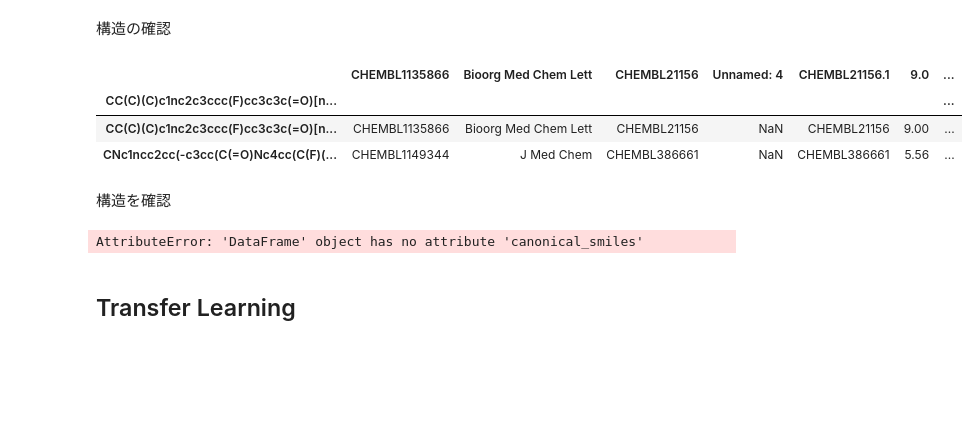
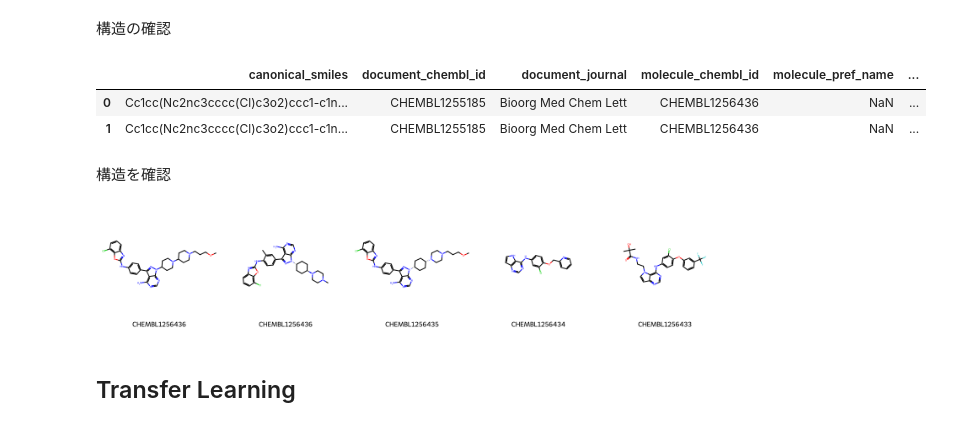
Before and after one commit to keetane/infomatics, a Jupyter notebook: reinvent4.ipynb, the cells around one changed output. Cells and saved outputs as stored; diff of their text form; code cells hidden in the pictures; blank space fills up the shorter version.

```diff
--- a/reinvent4.ipynb
+++ b/reinvent4.ipynb
@@ -349,18 +362,17 @@ df.to_csv('input/tyk2.csv', sep='\t', index=False)               # ヘッダー
 # %% [markdown]
 構造の確認
 # %%
-df = pd.read_csv('input/tyk2.csv',
+df = pd.read_csv('input/EGFR.csv',
             sep='\t',
             header=0,
-            index_col=0,
+            # index_col=0,
             encoding='utf-8',
             )
 df.head(2)
 # %% [output]
-|  | CHEMBL1135866 | Bioorg Med Chem Lett | CHEMBL21156 | Unnamed: 4 | CHEMBL21156.1 | 9.0 | ... |
-| CC(C)(C)c1nc2c3ccc(F)cc3c3c(=O)[n... |  |  |  |  |  |  | ... |
-| CC(C)(C)c1nc2c3ccc(F)cc3c3c(=O)[n... | CHEMBL1135866 | Bioorg Med Chem Lett | CHEMBL21156 | NaN | CHEMBL21156 | 9.00 | ... |
-| CNc1ncc2cc(-c3cc(C(=O)Nc4cc(C(F)(... | CHEMBL1149344 | J Med Chem | CHEMBL386661 | NaN | CHEMBL386661 | 5.56 | ... |
+|  | canonical_smiles | document_chembl_id | document_journal | molecule_chembl_id | molecule_pref_name | ... |
+| 0 | Cc1cc(Nc2nc3cccc(Cl)c3o2)ccc1-c1n... | CHEMBL1255185 | Bioorg Med Chem Lett | CHEMBL1256436 | NaN | ... |
+| 1 | Cc1cc(Nc2nc3cccc(Cl)c3o2)ccc1-c1n... | CHEMBL1255185 | Bioorg Med Chem Lett | CHEMBL1256436 | NaN | ... |
 # %% [markdown]
 構造を確認
 # %%
@@ -372,7 +384,7 @@ Draw.MolsToGridImage(
     subImgSize=(300, 300)
 )
 # %% [output]
-AttributeError: 'DataFrame' object has no attribute 'canonical_smiles'
+[figure, added]
 # %% [markdown]
 ## Transfer Learning
 # %% [markdown]
```
Also changed, not shown: parts of 9 cells of this notebook.
